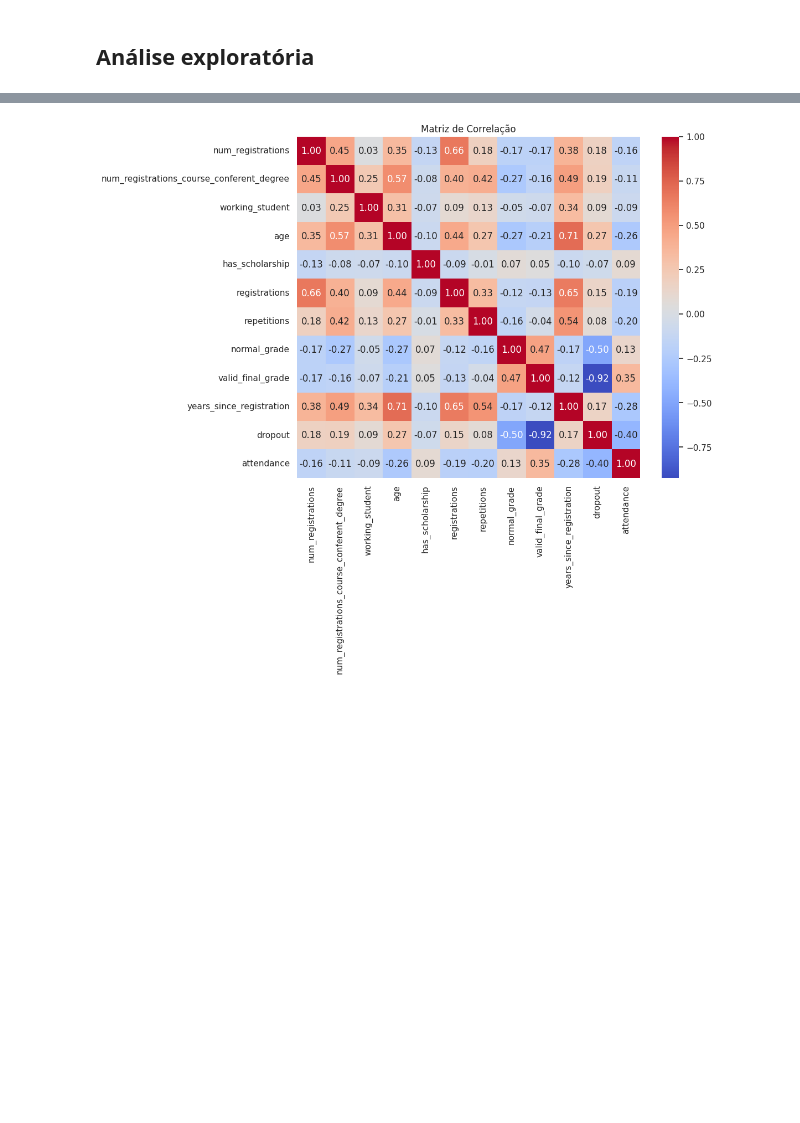
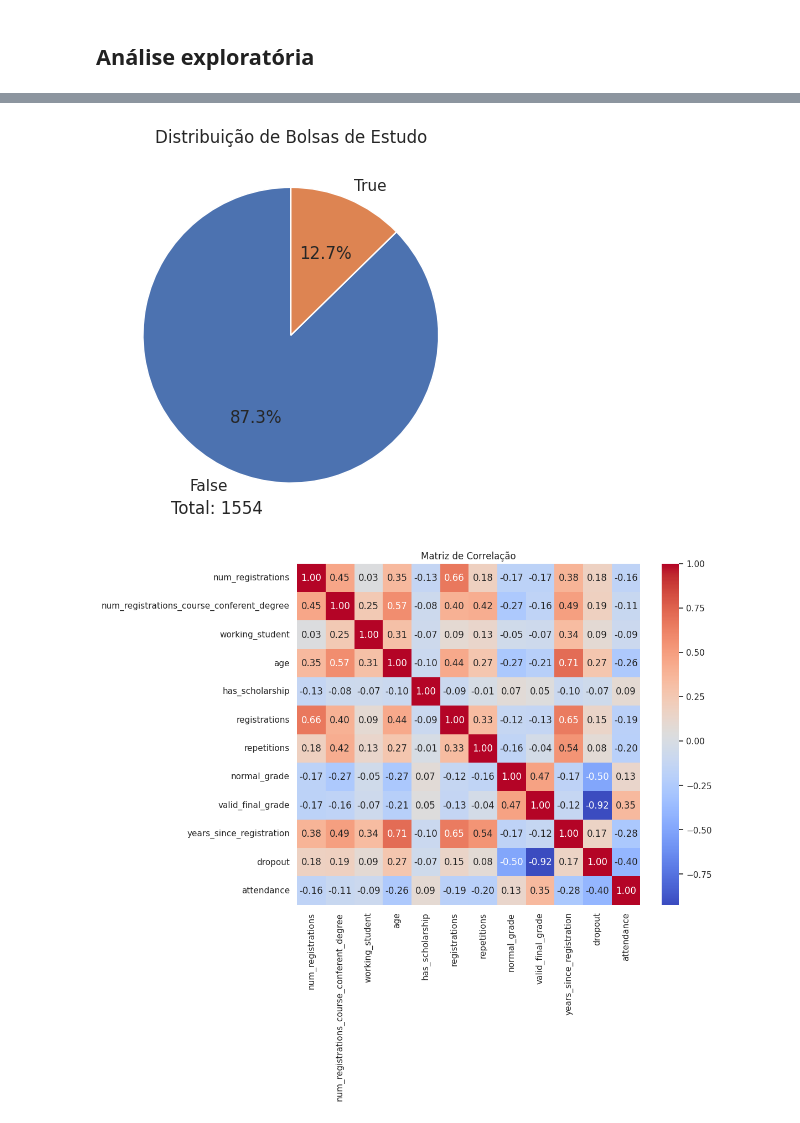
Before and after one commit to larissavvsous/Mineracao-de-Dados, a Jupyter notebook: Trabalho_final_Mineração.ipynb, the cells around one changed output, grey strips where cells are left out. Cells and saved outputs as stored; diff of their text form; code cells hidden in the pictures; blank space fills up the shorter version.

```diff
--- a/Trabalho_final_Mineração.ipynb
+++ b/Trabalho_final_Mineração.ipynb
@@ -240 +276,9 @@ plt.show()
+# %%
+counts = df['has_scholarship'].value_counts()
+plt.pie(counts, labels=counts.index, autopct='%1.1f%%', startangle=90)
+plt.title('Distribuição de Bolsas de Estudo')
+plt.text(-0.5, -1.2, f'Total: {len(df)}', fontsize=12, ha='center')
+plt.show()
+# %% [output]
+[figure, added]
 # %%
```
Also changed, not shown: parts of 8 cells of this notebook.
